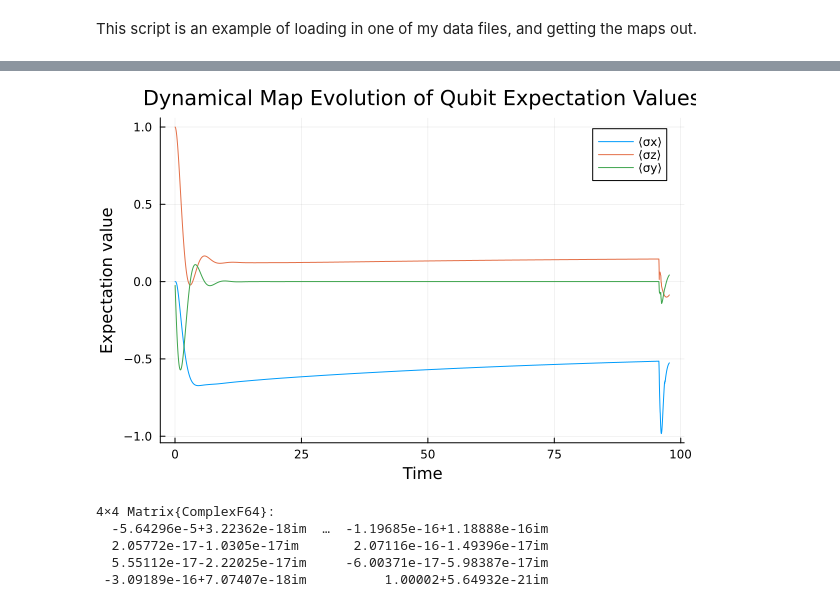
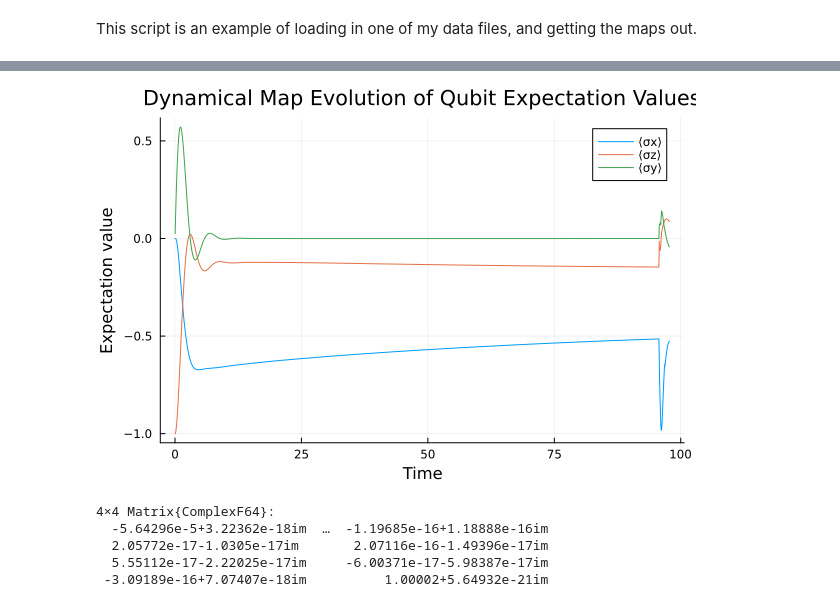
Before and after one commit to DavidStrachan1/Cleaned-PhD-repository, a Jupyter notebook: notebooks/Project_with_Josh/DataAnalysisTemp.ipynb, the cells around one changed output, grey strips where cells are left out. Cells and saved outputs as stored; diff of their text form; code cells hidden in the pictures.

```diff
--- a/notebooks/Project_with_Josh/DataAnalysisTemp.ipynb
+++ b/notebooks/Project_with_Josh/DataAnalysisTemp.ipynb
@@ -27,36 +36,36 @@ expect_denmat(ρ, X) = real(tr(ρ * X))
 σz = ComplexF64[1 0; 0 -1]
 
 function applyMap(dyn_maps, step, rho_init)
     Map_t = Matrix{ComplexF64}(dyn_maps[:,:,step])
     return matρ(Map_t * vecρ(rho_init))
 end
 
 times, dyn_maps = maps.times, maps.dynmaps
 vectorised_maps = complex(zeros(16,length(dyn_maps[1,1,:])))
 [vectorised_maps[:,i] = vec(dyn_maps[:,:,i]) for i =1:length(dyn_maps[1,1,:])]
 
 reshape(dyn_maps,16,length(dyn_maps[1,1,:]))
-rho_init = [1.0 0.0; 0.0 0.0] # initial state of qubit |0><0|
-#rho_init = [0.5 -0.35; -0.35 0.5] # initial state of qubit |0><0|
+rho_init = [0 0.0; 0.0 1] # initial state of qubit |0><0|
+#rho_init = [0.5 0; 0 0.5] # initial state of qubit |0><0|
 
 sx = []
 sy = []
 sz = []
 
 steps = 1:length(times)
 for n in steps
     dynmap = applyMap(dyn_maps, n, rho_init)
     push!(sx, expect_denmat(dynmap, σx))
     push!(sy, expect_denmat(dynmap, σy))
     push!(sz, expect_denmat(dynmap, σz))
 end
 
 p = plot(times, sx, label="⟨σx⟩", xlabel="Time", ylabel="Expectation value", title="Dynamical Map Evolution of Qubit Expectation Values")
 plot!(p, times, sz, label="⟨σz⟩")
 plot!(p, times, sy, label="⟨σy⟩")
 display(p)
 # %% [output]
-[figure, old version]
+[figure, new version]
 # %%
 Λ = dyn_maps[:,:,1000]
 F = eigen(Λ).vectors
```
Also changed, not shown: parts of 1 cell of this notebook, 3 other files.
